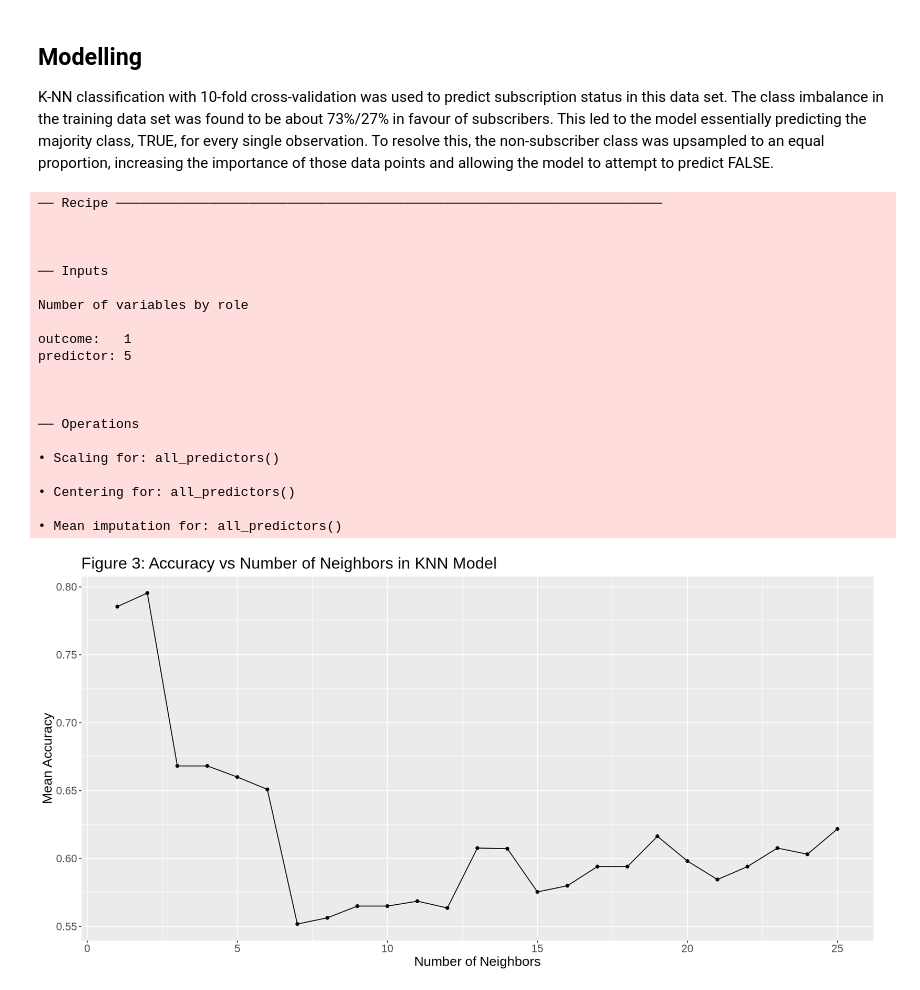
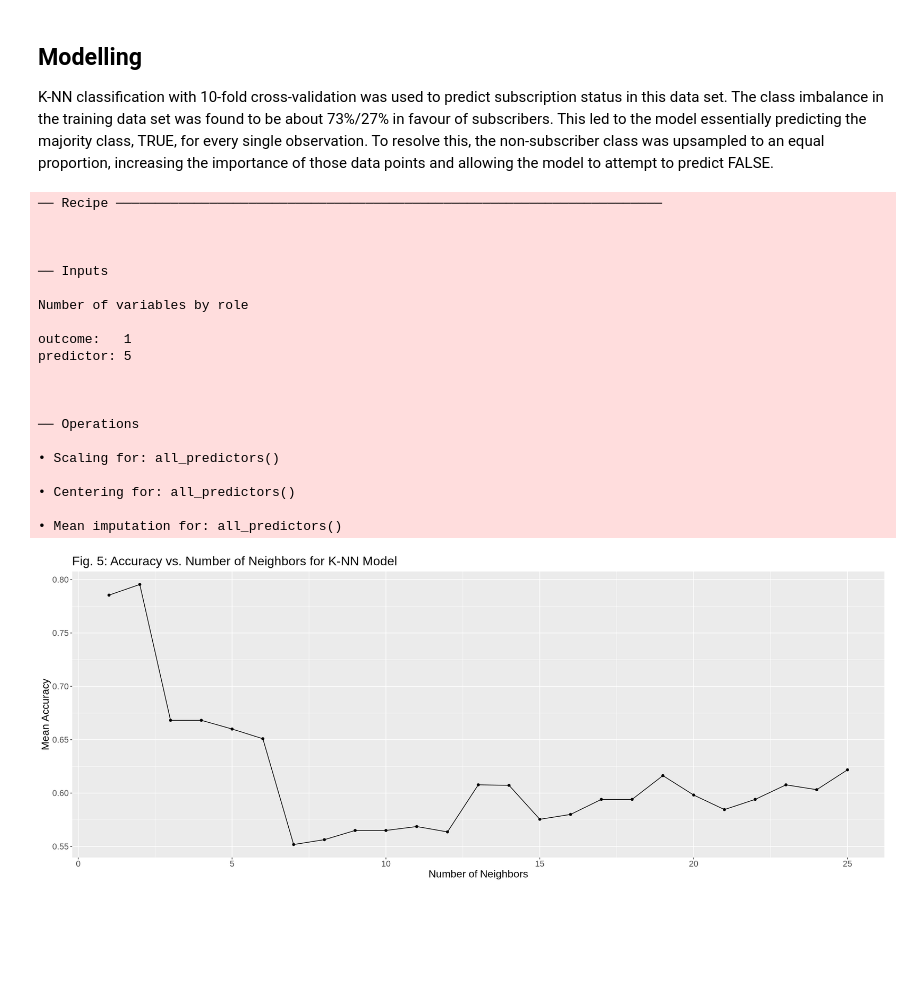
Before and after one commit to YoyoLiu314/group-project, a Jupyter notebook: group_project.ipynb, the cells around one changed output. Cells and saved outputs as stored; diff of their text form; code cells hidden in the pictures; blank space fills up the shorter version.

```diff
--- a/group_project.ipynb
+++ b/group_project.ipynb
@@ -279,34 +243,34 @@ play_metrics <- workflow() |>
 
 
 play_plot <- play_metrics |>
     ggplot(aes(x = neighbors, y = mean)) +
     geom_point() +
     geom_line()+
-    labs(x= "Number of Neighbors", y="Mean Accuracy", title="Figure 3: Accuracy vs Number of Neighbors in KNN Model")+
+    labs(x= "Number of Neighbors", y="Mean Accuracy", title="Fig. 5: Accuracy vs. Number of Neighbors for K-NN Model")+
     theme(text=element_text(size=16))
 
 play_plot
 # %% [output]
 ── Recipe ──────────────────────────────────────────────────────────────────────
 
 
 
 ── Inputs
 
 Number of variables by role
 
 outcome:   1
 predictor: 5
 
 
 
 ── Operations
 
 • Scaling for: all_predictors()
 
 • Centering for: all_predictors()
 
 • Mean imputation for: all_predictors()
-[figure, old version]
+[figure, new version]
 # %%
 best_k <- play_metrics |>
```
Also changed, not shown: parts of 23 cells of this notebook.
